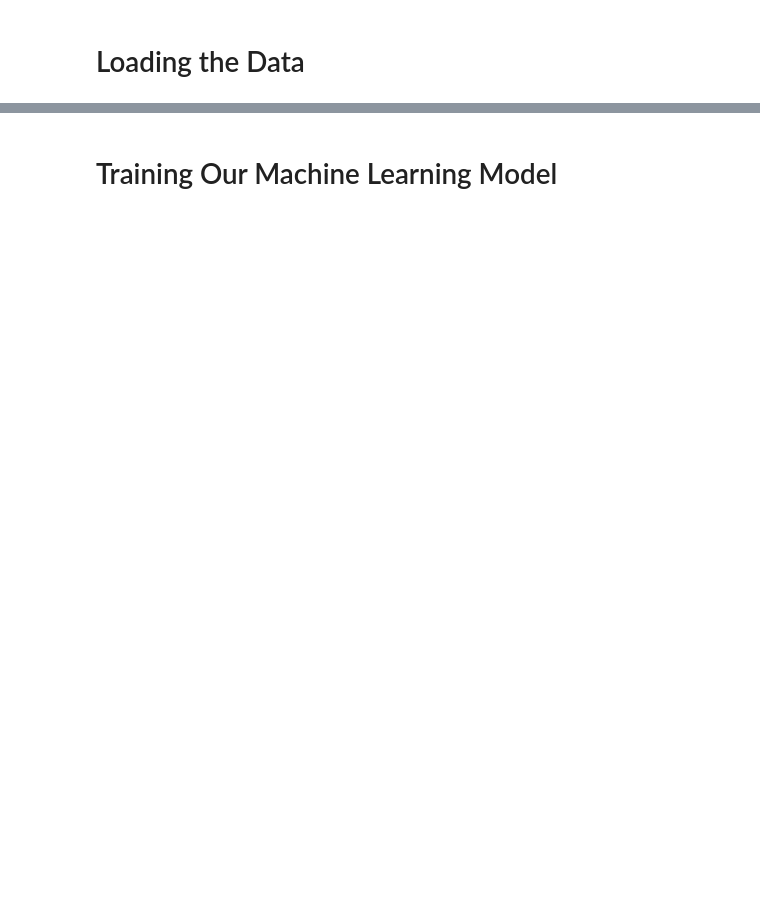
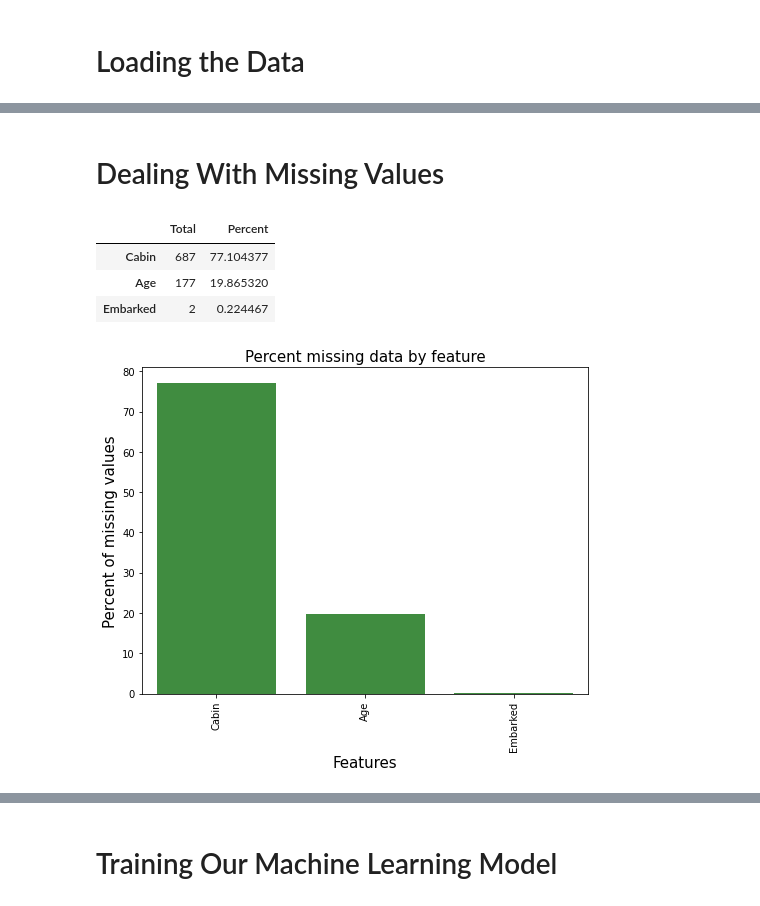
Before and after one commit to pheygiod/my_projects, a Jupyter notebook: to_complete/titanic.ipynb, the cells around one changed output, grey strips where cells are left out. Cells and saved outputs as stored; diff of their text form; code cells hidden in the pictures; blank space fills up the shorter version.

```diff
--- a/to_complete/titanic.ipynb
+++ b/to_complete/titanic.ipynb
@@ -160,0 +18,6 @@ test_data.head()
+# %%
+# Reading in the datasets
+train_df = pd.read_csv("../data/titanic_data/train.csv")
+test_df = pd.read_csv("../data/titanic_data/test.csv")
+
+train_df.head()
@@ -160,0 +31,26 @@ test_data.head()
+# %% [markdown]
+# Dealing With Missing Values
+# %%
+# Creating a function that identifies and plots missing values
+def missingdata(data):
+    total = data.isnull().sum().sort_values(ascending = False) # summing all the null values in the dataset and sorting them in descending order
+    percent = (data.isnull().sum()/data.isnull().count()*100).sort_values(ascending = False) # calculating the percentage of the missing values in each feature
+    ms = pd.concat([total, percent], axis=1, keys=['Total', 'Percent']) # concatenating the total and the percentage missing values in a table
+    ms = ms[ms["Percent"] > 0] # returning only those missing values which have a percentage greater than 0
+    # plotting the missing data
+    f,ax = plt.subplots(figsize=(8,6))
+    plt.xticks(rotation='90') # setting the rotation of the x ticks to 90 degrees
+    fig = sns.barplot(ms.index, ms["Percent"], color="green",alpha=0.8) # creating green barplots
+    plt.xlabel('Features', fontsize=15) # adding a label on the x axis
+    plt.ylabel('Percent of missing values', fontsize=15) # adding a label on the y axis
+    plt.title('Percent missing data by feature', fontsize=15) # adding a title to the graph
+    return ms
+# %%
+# Identifying missing values in the training set
+missingdata(train_df)
+# %% [output]
+|  | Total | Percent |
+| Cabin | 687 | 77.104377 |
+| Age | 177 | 19.865320 |
+| Embarked | 2 | 0.224467 |
+[figure, added]
```
Also changed, not shown: parts of 46 cells of this notebook.
